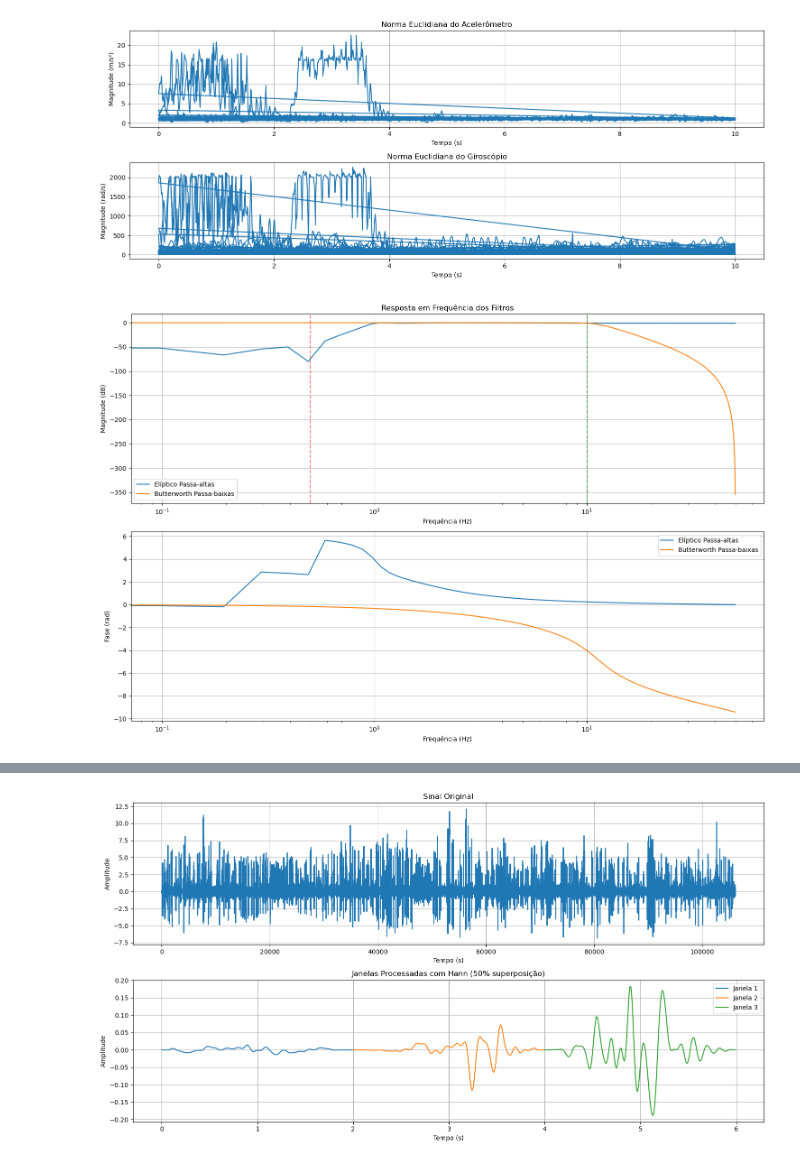
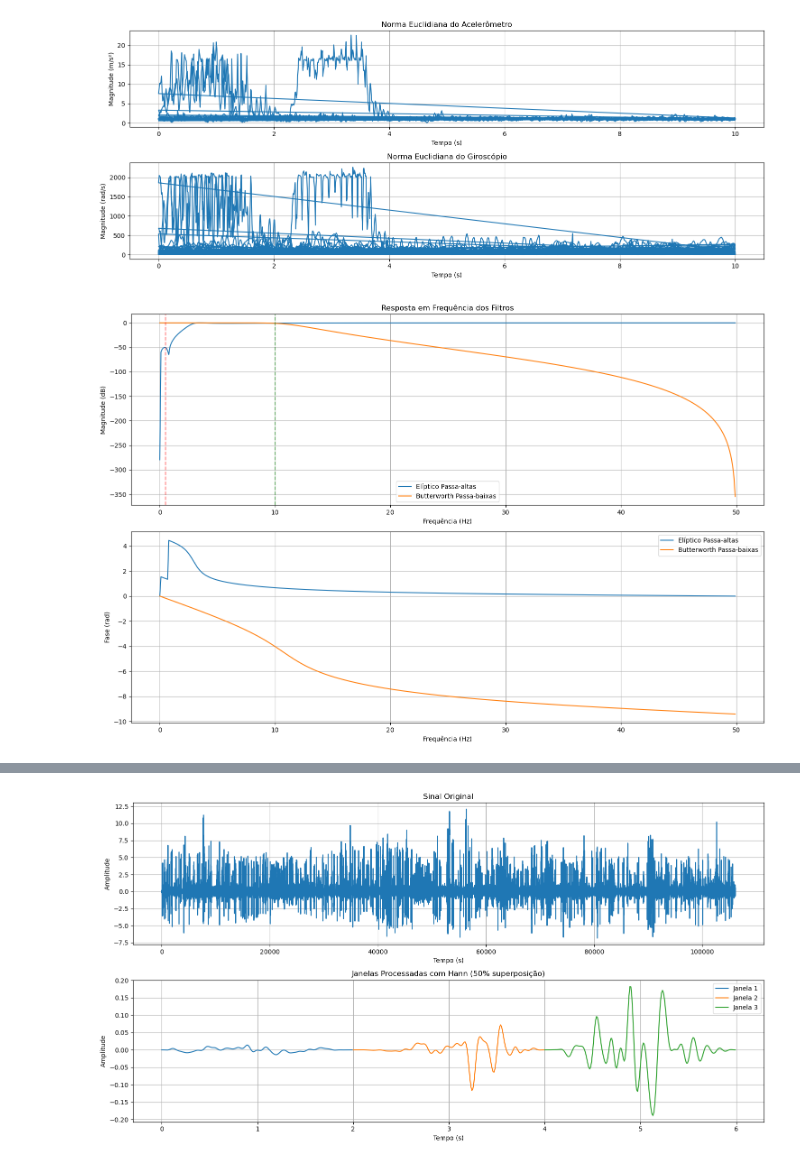
Before and after one commit to Reyso/PDS_MoveDogData, a Jupyter notebook: dog.ipynb, the cells around one changed output, grey strips where cells are left out. Drawn from its saved outputs; the diff is of its cells as text; code cells hidden in the pictures.

Commit message:
Substituindo escala logaritimica por linear na função plot_filter_response

```diff
--- a/dog.ipynb
+++ b/dog.ipynb
@@ -241,34 +267,10 @@ def design_butterworth_lowpass(fs=100):
 # %%
-def apply_filters(signal, fs=100):
-    """
-    Aplica os filtros passa-altas Elíptico e passa-baixas Butterworth em sequência.
-
-    Parameters:
-    ----------
-    signal : array_like
-        Sinal de entrada
-    fs : int
-        Frequência de amostragem em Hz
-
-    Returns:
-    -------
-    array_like : Sinal filtrado
-    """
-    # Projeta os filtros
-    b_ellip, a_ellip = design_elliptic_highpass(fs)
-    b_butter, a_butter = design_butterworth_lowpass(fs)
-
-    # Aplica os filtros em sequência
-    signal_highpass = sp.filtfilt(b_ellip, a_ellip, signal)
-    signal_filtered = sp.filtfilt(b_butter, a_butter, signal_highpass)
-
-    return signal_filtered
 
 def plot_filter_response(fs = 100):
     """
     Plota a resposta em frequência dos filtros.
     """
-    fs = fs # Frequência de amostragem
+    fs = np.abs(fs) # Frequência de amostragem
 
     # Obtém os coeficientes dos filtros
     b_ellip, a_ellip = design_elliptic_highpass(fs)
@@ -285,10 +287,14 @@ def plot_filter_response(fs = 100):
     # Plotting
     plt.figure(figsize=(15, 10))
 
+
+
     # Resposta em Magnitude
     plt.subplot(2, 1, 1)
-    plt.semilogx(w, h_ellip_db, label='Elíptico Passa-altas')
-    plt.semilogx(w, h_butter_db, label='Butterworth Passa-baixas')
+    #plt.semilogx(w, h_ellip_db, label='Elíptico Passa-altas')
+    #plt.semilogx(w, h_butter_db, label='Butterworth Passa-baixas')
+    plt.plot(w, h_ellip_db, label='Elíptico Passa-altas')
+    plt.plot(w, h_butter_db, label='Butterworth Passa-baixas')
     plt.grid(True)
     plt.ylabel('Magnitude (dB)')
     plt.xlabel('Frequência (Hz)')
@@ -299,8 +305,10 @@ def plot_filter_response(fs = 100):
 
     # Fase
     plt.subplot(2, 1, 2)
-    plt.semilogx(w, np.unwrap(np.angle(h_ellip)), label='Elíptico Passa-altas')
-    plt.semilogx(w, np.unwrap(np.angle(h_butter)), label='Butterworth Passa-baixas')
+    #plt.semilogx(w, np.unwrap(np.angle(h_ellip)), label='Elíptico Passa-altas')
+    #plt.semilogx(w, np.unwrap(np.angle(h_butter)), label='Butterworth Passa-baixas')
+    plt.plot(w, np.unwrap(np.angle(h_ellip)), label='Elíptico Passa-altas')
+    plt.plot(w, np.unwrap(np.angle(h_butter)), label='Butterworth Passa-baixas')
     plt.grid(True)
     plt.ylabel('Fase (rad)')
     plt.xlabel('Frequência (Hz)')
@@ -466,12 +471,11 @@ plot_norms(df['t_sec'], acc_norm, gyro_norm, sample_seconds=10)
 # Calcular as normas euclidianas
 acc_norm, gyro_norm = calculate_euclidean_norms(df)
 # %%
-# Assumindo que você já tem as normas euclidianas calculadas (acc_norm e gyro_norm)
 
 # 1. Visualizar a resposta em frequência dos filtros
-plot_filter_response(100)
+plot_filter_response()
 # %% [output]
-[figure, old version]
+[figure, new version]
 # %%
 
 # 2. Aplicar os filtros aos sinais
```
Also changed, not shown: parts of 4 cells of this notebook.
